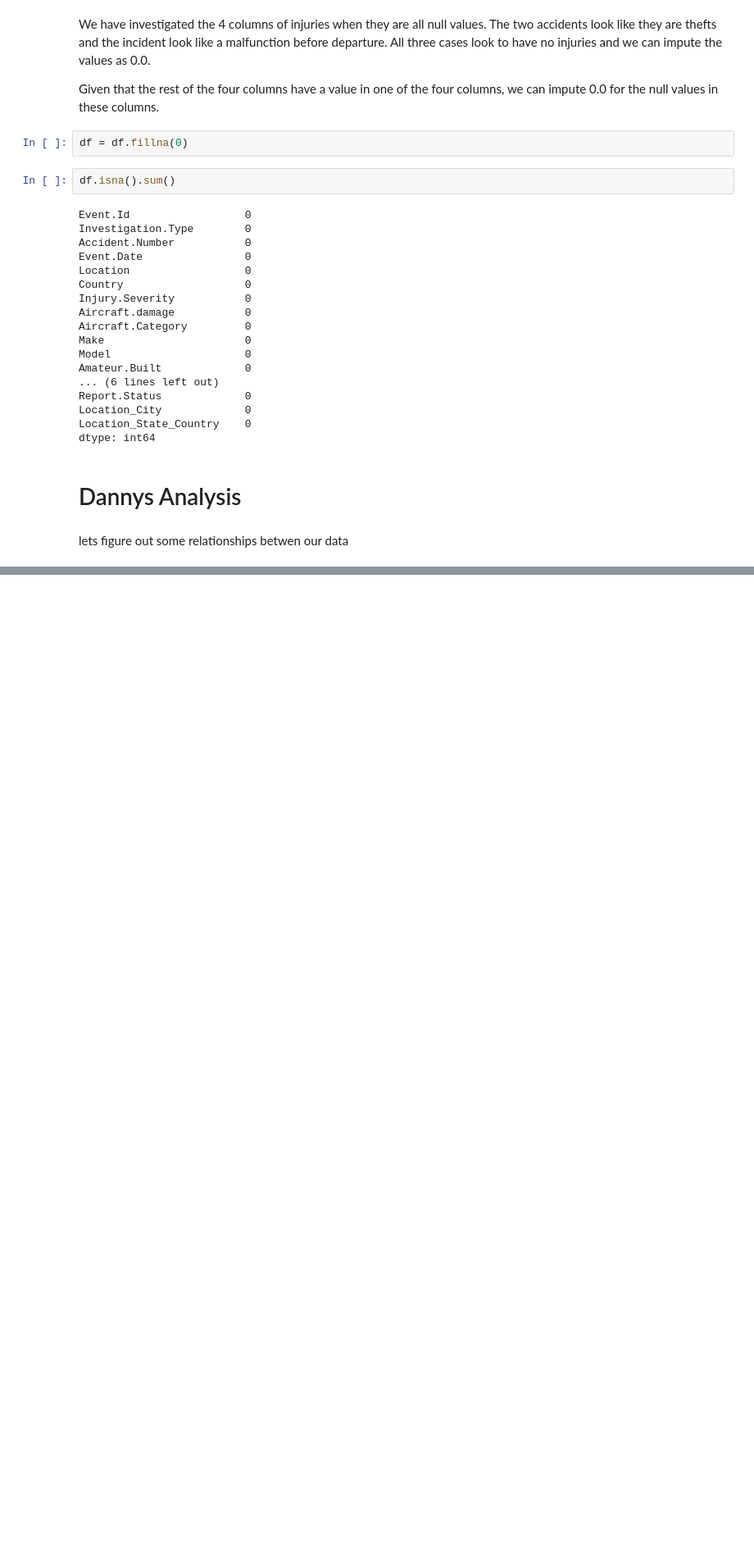
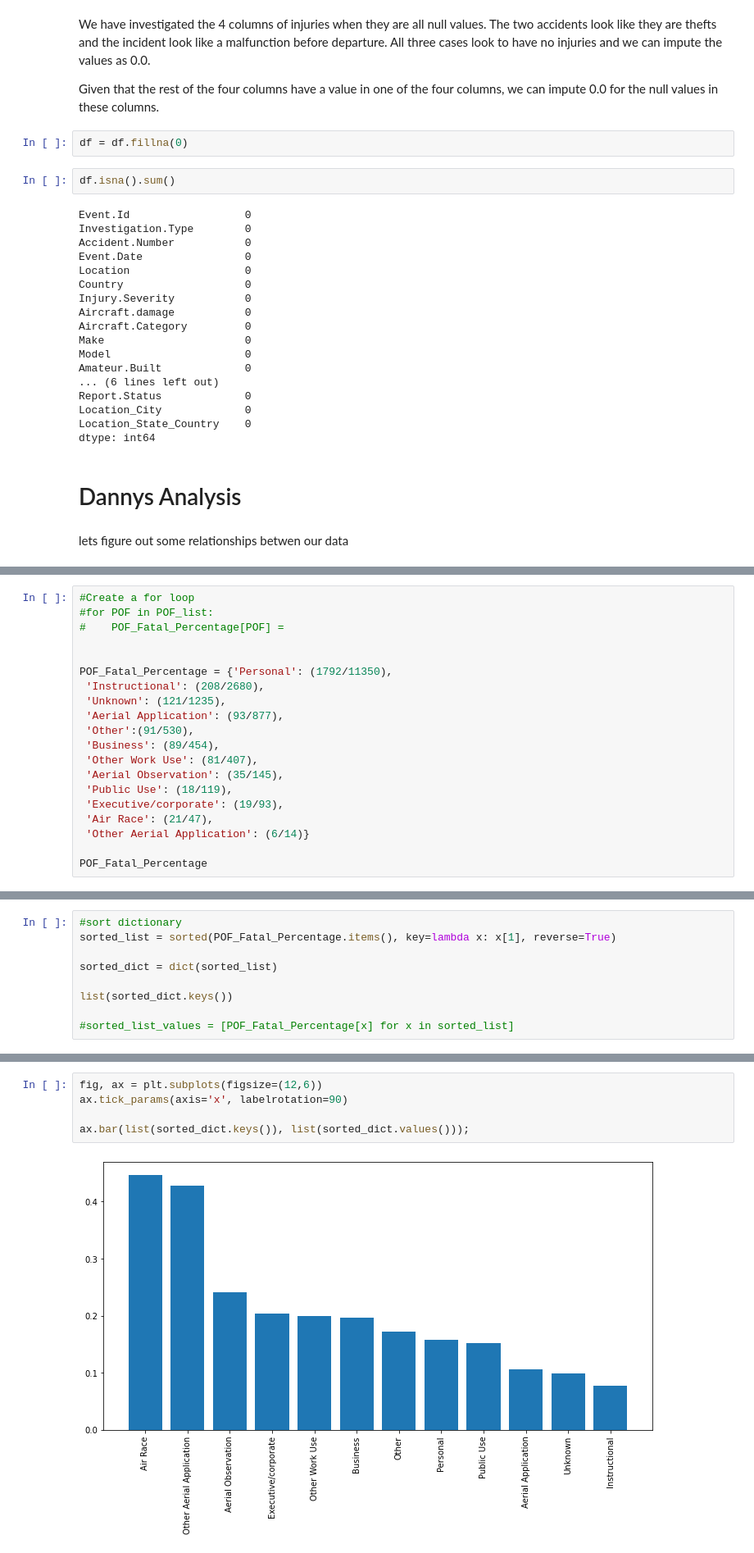
Before and after one commit to DBAfox/Phase_1_project, a Jupyter notebook: index-Danny copy.ipynb, the cells around one changed output, grey strips where cells are left out. Shown at 82% size. Saved outputs shown, nothing was run; the diff lists cells and outputs as text; blank space fills up the shorter version.

```diff
--- a/index-Danny copy.ipynb
+++ b/index-Danny copy.ipynb
@@ -1264,0 +1370,20 @@ lets figure out some relationships betwen our data
+# %%
+#Create a for loop
+#for POF in POF_list:
+#    POF_Fatal_Percentage[POF] =
+
+
+POF_Fatal_Percentage = {'Personal': (1792/11350),
+ 'Instructional': (208/2680),
+ 'Unknown': (121/1235),
+ 'Aerial Application': (93/877),
+ 'Other':(91/530),
+ 'Business': (89/454),
+ 'Other Work Use': (81/407),
+ 'Aerial Observation': (35/145),
+ 'Public Use': (18/119),
+ 'Executive/corporate': (19/93),
+ 'Air Race': (21/47),
+ 'Other Aerial Application': (6/14)}
+
+POF_Fatal_Percentage
@@ -1264,0 +1403,9 @@ lets figure out some relationships betwen our data
+# %%
+#sort dictionary
+sorted_list = sorted(POF_Fatal_Percentage.items(), key=lambda x: x[1], reverse=True)
+
+sorted_dict = dict(sorted_list)
+
+list(sorted_dict.keys())
+
+#sorted_list_values = [POF_Fatal_Percentage[x] for x in sorted_list]
@@ -1264,0 +1425,7 @@ lets figure out some relationships betwen our data
+# %%
+fig, ax = plt.subplots(figsize=(12,6))
+ax.tick_params(axis='x', labelrotation=90)
+
+ax.bar(list(sorted_dict.keys()), list(sorted_dict.values()));
+# %% [output]
+[figure, added]
```
Also changed, not shown: parts of 42 cells of this notebook.
